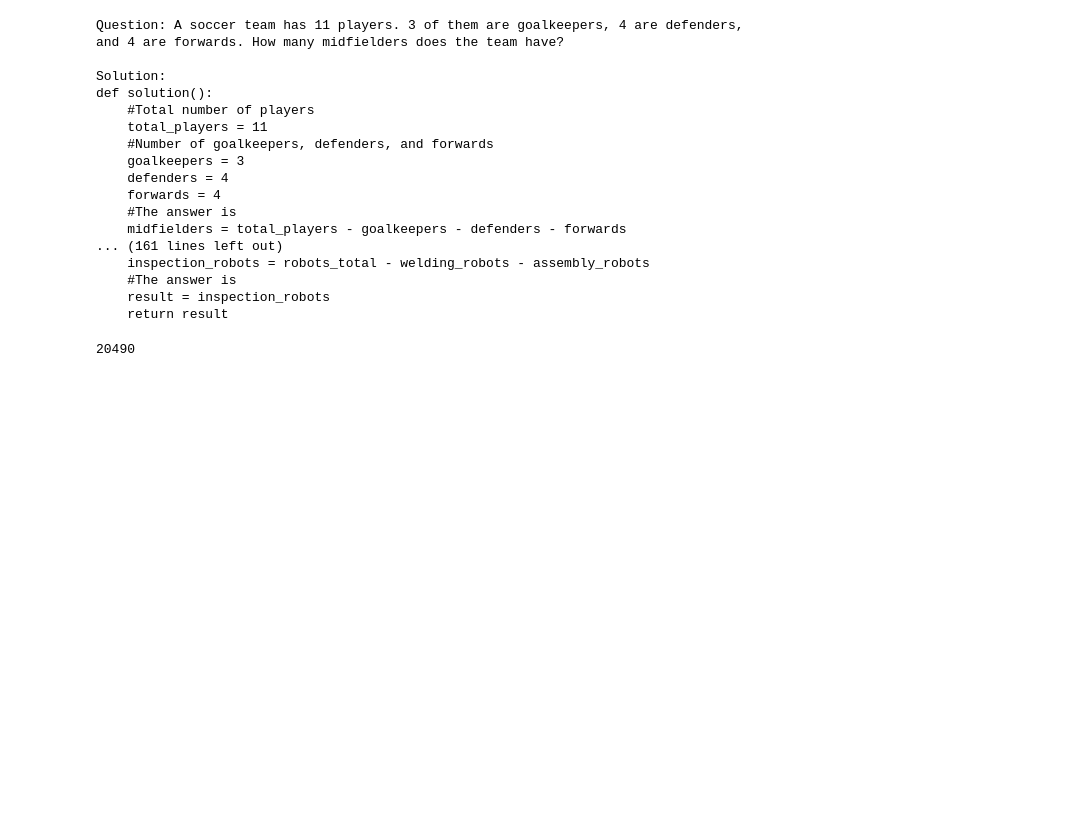
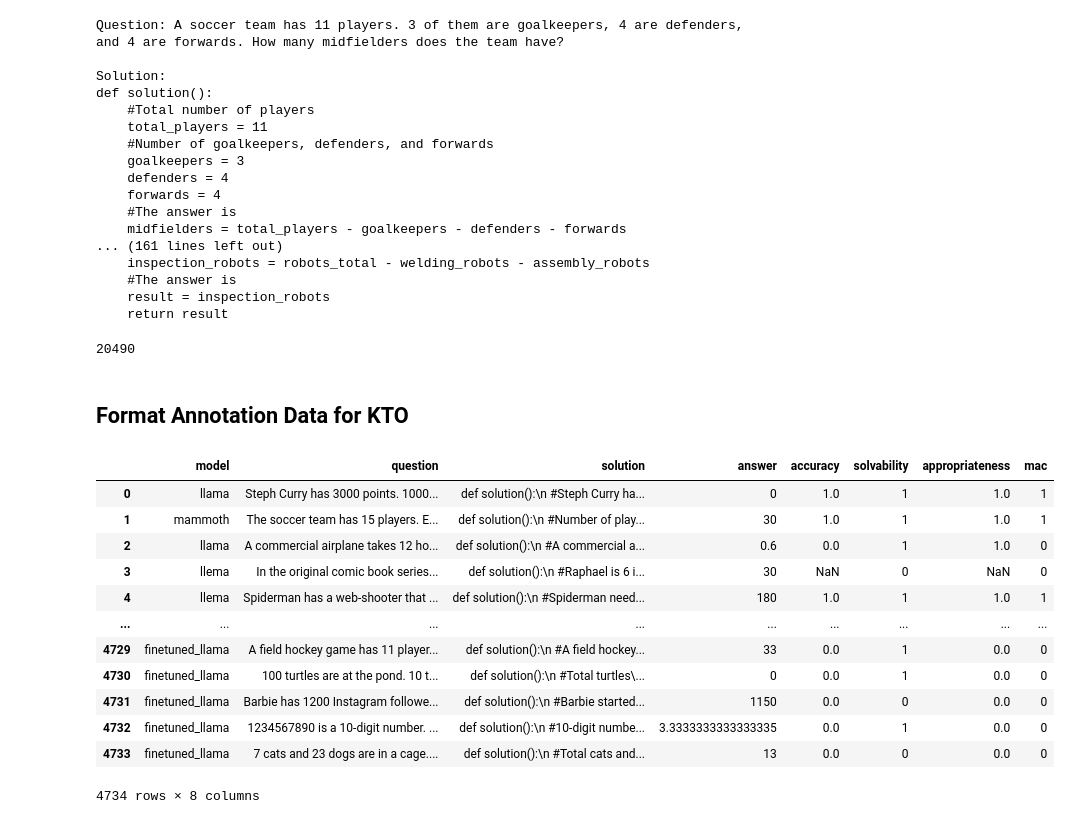
Before and after one commit to bryanchrist/llama2-70b, a Jupyter notebook: Parse_MATHWELL_Unannotated.ipynb, the cells around one changed output. Drawn from its saved outputs; the diff is of its cells as text; code cells hidden in the pictures; blank space fills up the shorter version.

```diff
--- a/Parse_MATHWELL_Unannotated.ipynb
+++ b/Parse_MATHWELL_Unannotated.ipynb
@@ -482,3 +482,22 @@ random.shuffle(merged_data)
 # Write the shuffled data to a new JSON file
 with open('data/full_train.json', 'w') as file:
     json.dump(merged_data, file)  # Use indent for pretty formatting (optional)
+# %% [markdown]
+## Format Annotation Data for KTO
+# %%
+annotations = pd.read_csv('data/annotations.csv')
+annotations
+# %% [output]
+|  | model | question | solution | answer | accuracy | solvability | appropriateness | mac |
+| 0 | llama | Steph Curry has 3000 points. 1000... | def solution():\n #Steph Curry ha... | 0 | 1.0 | 1 | 1.0 | 1 |
+| 1 | mammoth | The soccer team has 15 players. E... | def solution():\n #Number of play... | 30 | 1.0 | 1 | 1.0 | 1 |
+| 2 | llama | A commercial airplane takes 12 ho... | def solution():\n #A commercial a... | 0.6 | 0.0 | 1 | 1.0 | 0 |
+| 3 | llema | In the original comic book series... | def solution():\n #Raphael is 6 i... | 30 | NaN | 0 | NaN | 0 |
+| 4 | llema | Spiderman has a web-shooter that ... | def solution():\n #Spiderman need... | 180 | 1.0 | 1 | 1.0 | 1 |
+| ... | ... | ... | ... | ... | ... | ... | ... | ... |
+| 4729 | finetuned_llama | A field hockey game has 11 player... | def solution():\n #A field hockey... | 33 | 0.0 | 1 | 0.0 | 0 |
+| 4730 | finetuned_llama | 100 turtles are at the pond. 10 t... | def solution():\n #Total turtles\... | 0 | 0.0 | 1 | 0.0 | 0 |
+| 4731 | finetuned_llama | Barbie has 1200 Instagram followe... | def solution():\n #Barbie started... | 1150 | 0.0 | 0 | 0.0 | 0 |
+| 4732 | finetuned_llama | 1234567890 is a 10-digit number. ... | def solution():\n #10-digit numbe... | 3.3333333333333335 | 0.0 | 1 | 0.0 | 0 |
+| 4733 | finetuned_llama | 7 cats and 23 dogs are in a cage.... | def solution():\n #Total cats and... | 13 | 0.0 | 0 | 0.0 | 0 |
+4734 rows × 8 columns
```
Also changed, not shown: parts of 16 cells of this notebook, 3 other files.
